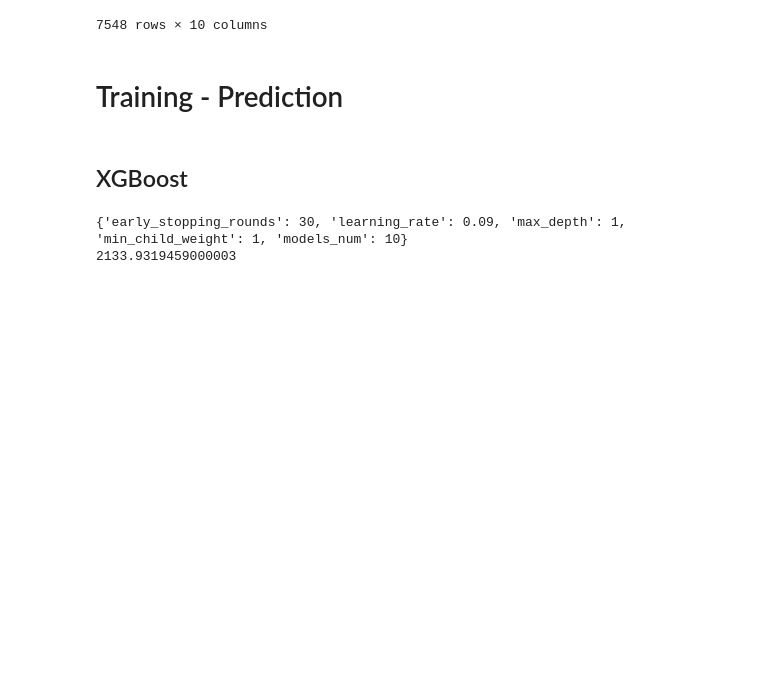
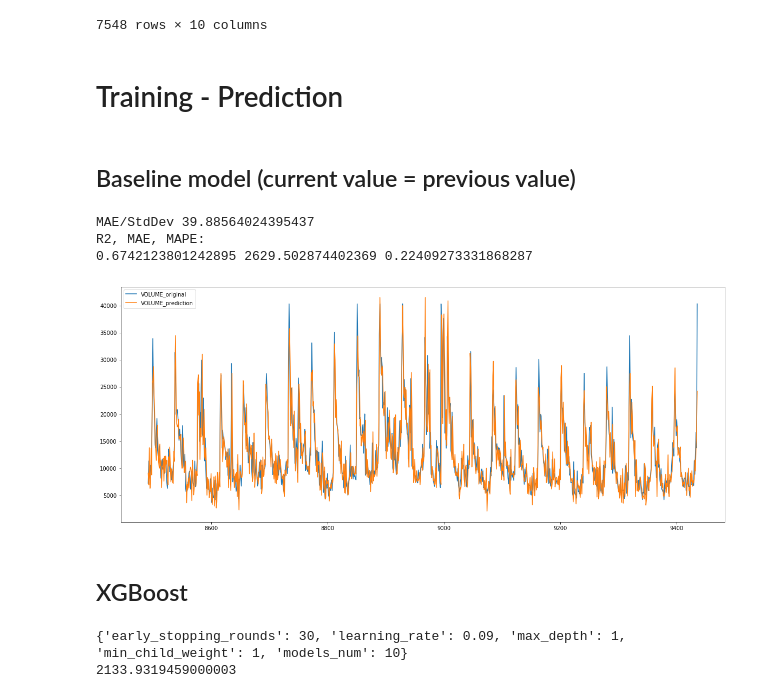
Before and after one commit to OlegTestov/VolumePrediction, a Jupyter notebook: notebooks/NQ_vol_prediction_AVG.ipynb, the cells around one changed output. Cells and saved outputs as stored; diff of their text form; code cells hidden in the pictures; blank space fills up the shorter version.

Commit message:
Add baseline model.

```diff
--- a/notebooks/NQ_vol_prediction_AVG.ipynb
+++ b/notebooks/NQ_vol_prediction_AVG.ipynb
@@ -477,6 +477,33 @@ x_train
 7548 rows × 10 columns
 # %% [markdown]
 # Training - Prediction
+# %% [markdown]
+## Baseline model (current value = previous value)
+# %%
+tdf = df[['VOLUME_fut', 'VOLUME_fut_agg']].copy(deep=True)
+tdf['prediction'] = tdf['VOLUME_fut'].shift(1)
+tdf.dropna(inplace = True)
+tdf_test = tdf.loc[x_test.index]
+
+tdf_test['VOLUME_prediction'] = tdf_test['prediction'] + tdf_test['VOLUME_fut_agg']
+tdf_test['VOLUME_original'] = tdf_test['VOLUME_fut'] + tdf_test['VOLUME_fut_agg']
+
+tdf_test['VOLUME_original'].plot(figsize=[20, 8], legend=True)
+tdf_test['VOLUME_prediction'].plot(figsize=[20, 8], legend=True)
+
+std_orig = tdf_test.std(numeric_only=True)['VOLUME_original']
+r2_baseline = r2_score(tdf_test['VOLUME_original'], tdf_test['VOLUME_prediction'])
+mae_baseline = mean_absolute_error(tdf_test['VOLUME_original'], tdf_test['VOLUME_prediction'])
+mape_baseline = mean_absolute_percentage_error(tdf_test['VOLUME_original'], tdf_test['VOLUME_prediction'])
+
+print('MAE/StdDev', mae_baseline/std_orig*100)
+print('R2, MAE, MAPE:')
+print(r2_baseline, mae_baseline, mape_baseline)
+# %% [output]
+MAE/StdDev 39.88564024395437
+R2, MAE, MAPE:
+0.6742123801242895 2629.502874402369 0.22409273331868287
+[figure, added]
 # %% [markdown]
 ## XGBoost
 # %%
```
Also changed, not shown: parts of 5 cells of this notebook.
